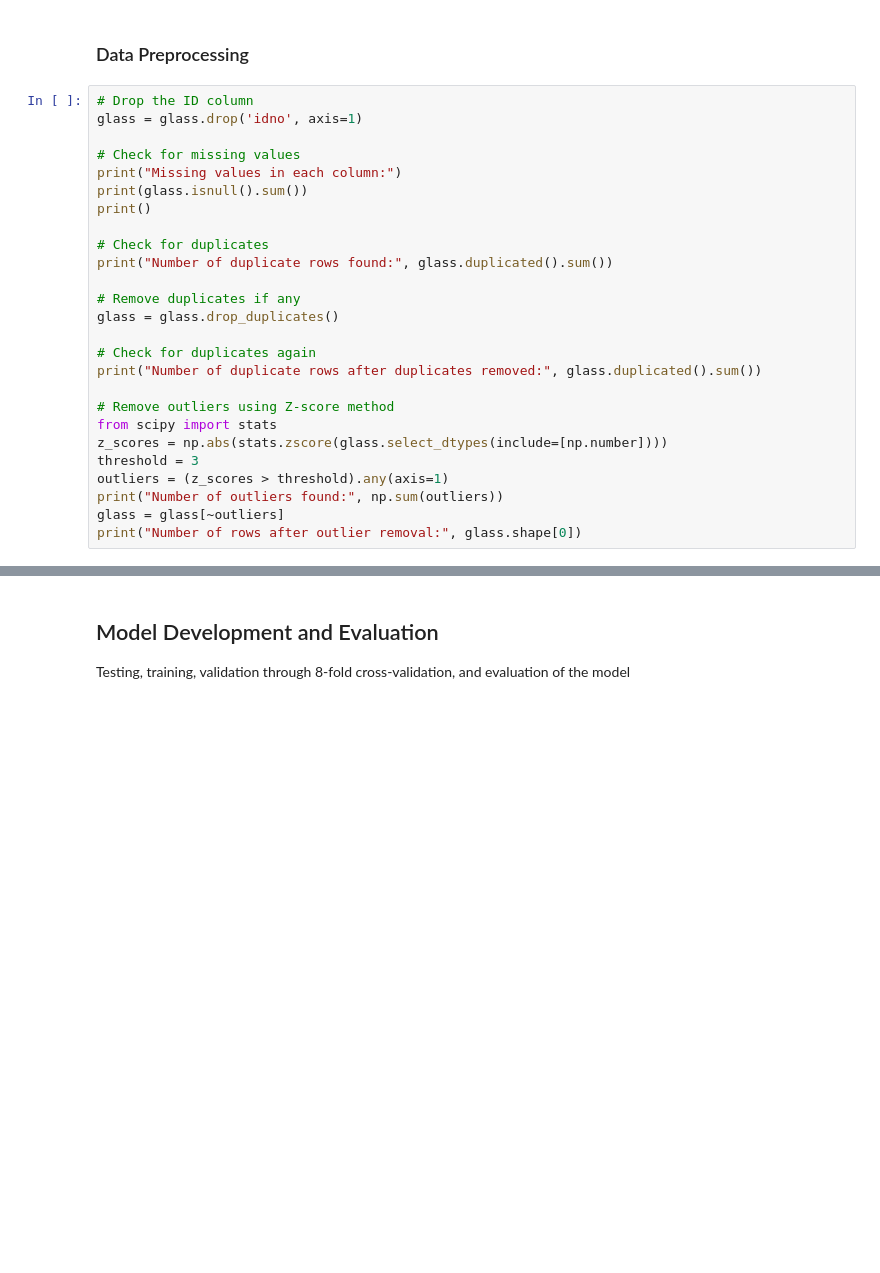
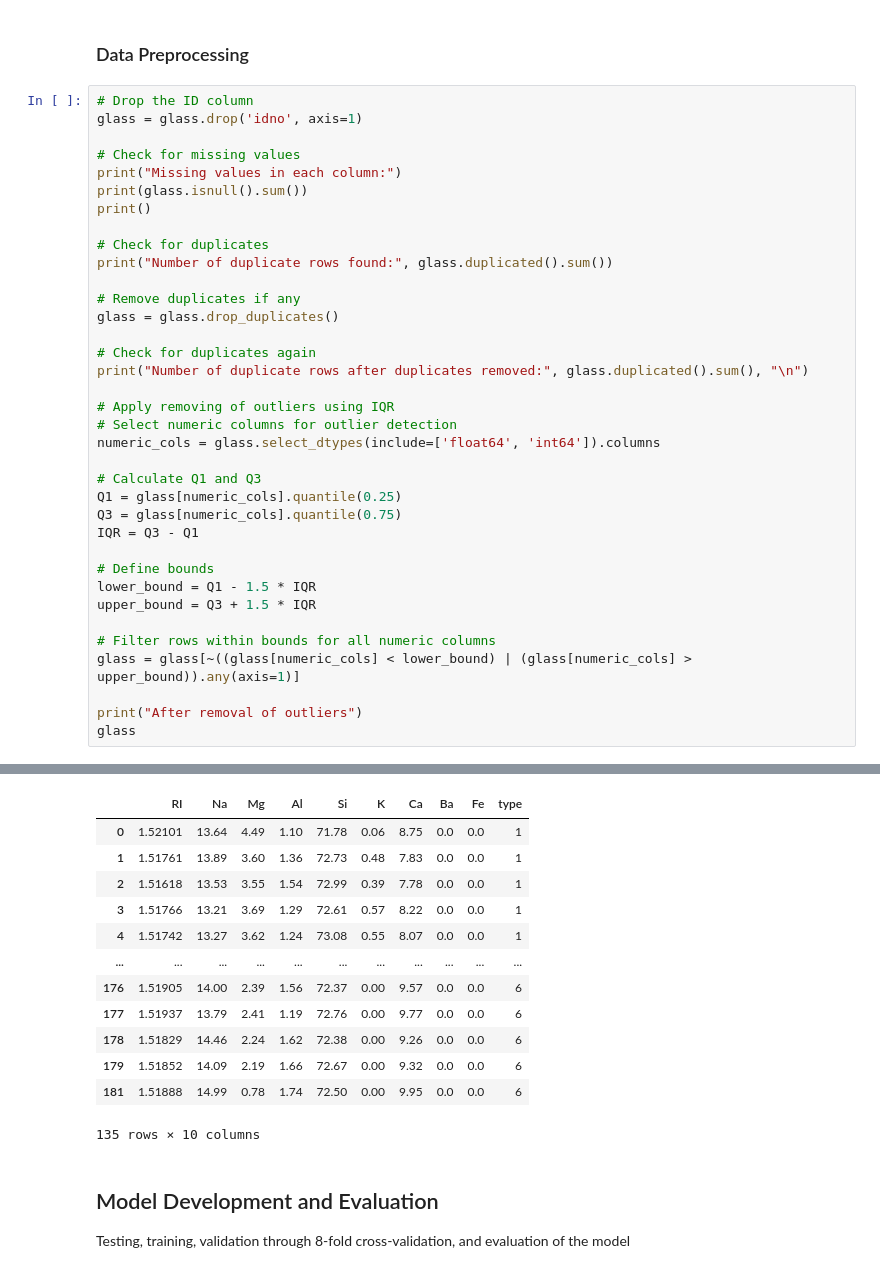
Before and after one commit to rukouuuu/datamining_midtermact, a Jupyter notebook: Activity_1/ILUMIN_PADSUYAN_M01.ipynb, the cells around one changed output, grey strips where cells are left out. Saved outputs shown, nothing was run; the diff lists cells and outputs as text; blank space fills up the shorter version.

```diff
--- a/Activity_1/ILUMIN_PADSUYAN_M01.ipynb
+++ b/Activity_1/ILUMIN_PADSUYAN_M01.ipynb
@@ -121,16 +121,26 @@ print("Number of duplicate rows found:", glass.duplicated().sum())
 glass = glass.drop_duplicates()
 
 # Check for duplicates again
-print("Number of duplicate rows after duplicates removed:", glass.duplicated().sum())
+print("Number of duplicate rows after duplicates removed:", glass.duplicated().sum(), "\n")
 
-# Remove outliers using Z-score method
-from scipy import stats
-z_scores = np.abs(stats.zscore(glass.select_dtypes(include=[np.number])))
-threshold = 3
-outliers = (z_scores > threshold).any(axis=1)
-print("Number of outliers found:", np.sum(outliers))
-glass = glass[~outliers]
-print("Number of rows after outlier removal:", glass.shape[0])
+# Apply removing of outliers using IQR
+# Select numeric columns for outlier detection
+numeric_cols = glass.select_dtypes(include=['float64', 'int64']).columns
+
+# Calculate Q1 and Q3
+Q1 = glass[numeric_cols].quantile(0.25)
+Q3 = glass[numeric_cols].quantile(0.75)
+IQR = Q3 - Q1
+
+# Define bounds
+lower_bound = Q1 - 1.5 * IQR
+upper_bound = Q3 + 1.5 * IQR
+
+# Filter rows within bounds for all numeric columns
+glass = glass[~((glass[numeric_cols] < lower_bound) | (glass[numeric_cols] > upper_bound)).any(axis=1)]
+
+print("After removal of outliers")
+glass
 # %% [output]
 Missing values in each column:
 RI      0
@@ -152,3 +162,16 @@ Number of rows after outlier removal: 193
+|  | RI | Na | Mg | Al | Si | K | Ca | Ba | Fe | type |
+| 0 | 1.52101 | 13.64 | 4.49 | 1.10 | 71.78 | 0.06 | 8.75 | 0.0 | 0.0 | 1 |
+| 1 | 1.51761 | 13.89 | 3.60 | 1.36 | 72.73 | 0.48 | 7.83 | 0.0 | 0.0 | 1 |
+| 2 | 1.51618 | 13.53 | 3.55 | 1.54 | 72.99 | 0.39 | 7.78 | 0.0 | 0.0 | 1 |
+| 3 | 1.51766 | 13.21 | 3.69 | 1.29 | 72.61 | 0.57 | 8.22 | 0.0 | 0.0 | 1 |
+| 4 | 1.51742 | 13.27 | 3.62 | 1.24 | 73.08 | 0.55 | 8.07 | 0.0 | 0.0 | 1 |
+| ... | ... | ... | ... | ... | ... | ... | ... | ... | ... | ... |
+| 176 | 1.51905 | 14.00 | 2.39 | 1.56 | 72.37 | 0.00 | 9.57 | 0.0 | 0.0 | 6 |
+| 177 | 1.51937 | 13.79 | 2.41 | 1.19 | 72.76 | 0.00 | 9.77 | 0.0 | 0.0 | 6 |
+| 178 | 1.51829 | 14.46 | 2.24 | 1.62 | 72.38 | 0.00 | 9.26 | 0.0 | 0.0 | 6 |
+| 179 | 1.51852 | 14.09 | 2.19 | 1.66 | 72.67 | 0.00 | 9.32 | 0.0 | 0.0 | 6 |
+| 181 | 1.51888 | 14.99 | 0.78 | 1.74 | 72.50 | 0.00 | 9.95 | 0.0 | 0.0 | 6 |
+135 rows × 10 columns
 # %% [markdown]
 ## Model Development and Evaluation
 Testing, training, validation through 8-fold cross-validation, and evaluation of the model
```
Also changed, not shown: parts of 2 cells of this notebook, 1 other file.
